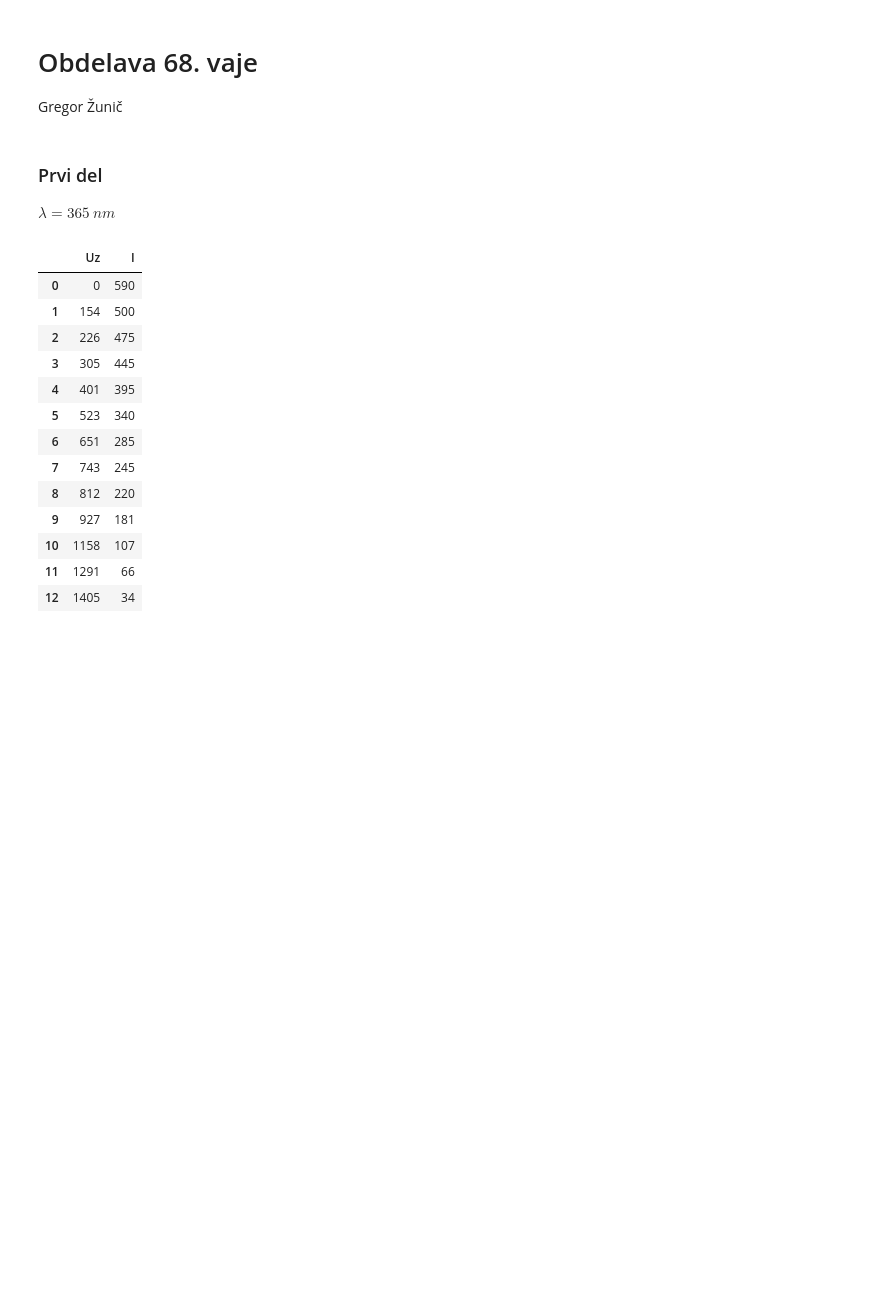
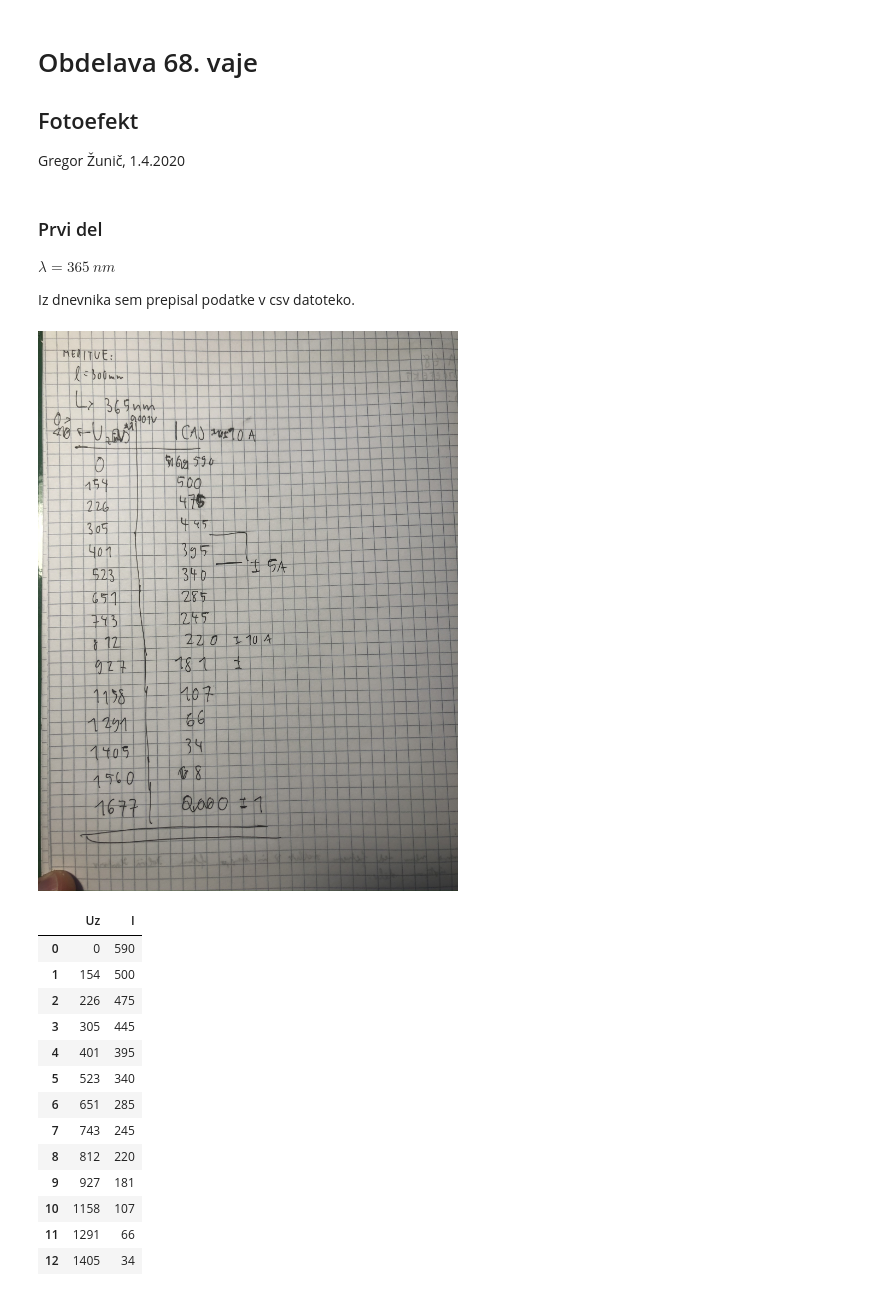
Before and after one commit to gregpr07/fizikalniPraktikum2, a Jupyter notebook: vaja68/vaja68.ipynb, the cells around one changed output. Drawn from its saved outputs; the diff is of its cells as text; code cells hidden in the pictures; blank space fills up the shorter version.

```diff
--- a/vaja68/vaja68.ipynb
+++ b/vaja68/vaja68.ipynb
@@ -1,7 +1,9 @@
 # %% [markdown]
 # Obdelava 68. vaje
 
-Gregor Žunič
+## Fotoefekt
+
+Gregor Žunič, 1.4.2020
 # %%
 import csv
 from scipy.optimize import curve_fit
@@ -14,6 +17,12 @@ from IPython.display import display
 ### Prvi del
 
 $\lambda = 365 \: nm$
+
+Iz dnevnika sem prepisal podatke v csv datoteko.
+# %%
+Image(filename='meritve.JPEG',width=500)
+# %% [output]
+[figure, added]
 # %%
 data = pd.read_csv('lambda_365nm.csv')
 
```
Also changed, not shown: parts of 10 cells of this notebook, 3 other files.
